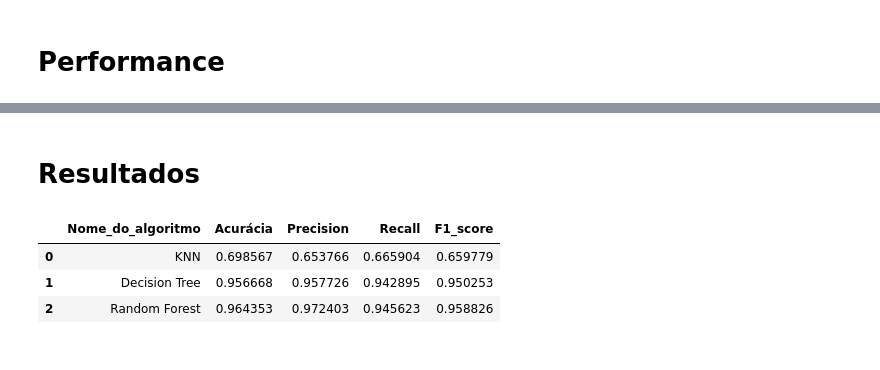
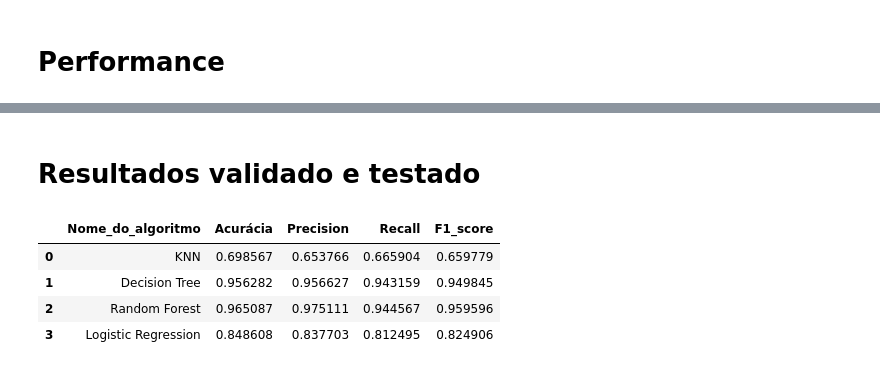
Before and after one commit to alvaro-morais-png/ensaio-machine-learning, a Jupyter notebook: ensaios/classificacao/classificacao_teste.ipynb, the cells around one changed output, grey strips where cells are left out. Drawn from its saved outputs; the diff is of its cells as text; code cells hidden in the pictures.

Commit message:
Classification tests complited

```diff
--- a/ensaios/classificacao/classificacao_teste.ipynb
+++ b/ensaios/classificacao/classificacao_teste.ipynb
@@ -187,2 +290,14 @@ Accuracy Over Test: 0.9643533001197234
 # %% [markdown]
 ### Logistic Regressor
+# %%
+## Modelo treinado e validado com o dataset de Treinamento
+values_lr = [i for i in range(1,50)]
+val_scores_lr= list()
+
+for i in values_lr:
+    model_lr = LogisticRegression()
+    model_lr.fit(X_train, y_train)
+
+    yhat_val_lr = model_lr.predict(X_val)
+    acc_val_lr = mt.accuracy_score(y_val, yhat_val_lr)
+    val_scores_lr.append(acc_val_lr)
@@ -188,0 +336,5 @@ Accuracy Over Test: 0.9643533001197234
+# %%
+## Modelo treinado e validado com o dataset de Treinamento
+max_index_lr = val_scores_lr.index( max( val_scores_lr ) ) # Encontrar o índice do valor máximo de acurácia na lista de acurácias de validação
+model_last_lr = LogisticRegression()
+model_last_lr.fit( np.concatenate( (X_train, X_val) ), np.concatenate((y_train, y_val)) )
@@ -188,0 +385,12 @@ Accuracy Over Test: 0.9643533001197234
+# %%
+## Previsão sobre os dados de test
+yhat_test_lr = model_last_lr.predict( X_test )
+acc_test_lr = mt.accuracy_score( y_test, yhat_test_lr )
+precision_lr = mt.precision_score(y_test, yhat_test_lr)
+recall_lr = mt.recall_score(y_test, yhat_test_lr)
+f1_score_lr = mt.f1_score(y_test, yhat_test_lr)
+
+print(f"F1 Score: {f1_score_lr}")
+print(f"Precision: {precision_lr}")
+print(f"Recall: {recall_lr}")
+print( "Accuracy Over Test: {}".format( acc_test_lr ) )
@@ -191,18 +444,20 @@ Accuracy Over Test: 0.9643533001197234
 # %% [markdown]
-# Resultados
+# Resultados validado e testado
 # %%
 # criar tabela com os resultados da performace dos algorítimos de classificação com dados de teste
 resultados_test = pd.DataFrame(columns=['Nome_do_algoritmo', 'Acurácia', 'Precision', 'Recall', 'F1_score'])
 
 # adicionar os resultados do KNN à tabela
 resultados_test.loc[0] = ['KNN',  acc_test_knn, precision_knn, recall_knn, f1_score_knn]
 resultados_test.loc[1] = ['Decision Tree', acc_test_dt, precision_dt, recall_dt, f1_score_dt]
 resultados_test.loc[2] = ['Random Forest', acc_test_rf, precision_rf, recall_rf, f1_score_rf]
+resultados_test.loc[3] = ['Logistic Regression', acc_test_lr, precision_lr, recall_lr, f1_score_lr]
 
 resultados_test = resultados_test.reset_index(drop=True)
 resultados_test
 # %% [output]
 |  | Nome_do_algoritmo | Acurácia | Precision | Recall | F1_score |
 | 0 | KNN | 0.698567 | 0.653766 | 0.665904 | 0.659779 |
-| 1 | Decision Tree | 0.956668 | 0.957726 | 0.942895 | 0.950253 |
-| 2 | Random Forest | 0.964353 | 0.972403 | 0.945623 | 0.958826 |
+| 1 | Decision Tree | 0.956282 | 0.956627 | 0.943159 | 0.949845 |
+| 2 | Random Forest | 0.965087 | 0.975111 | 0.944567 | 0.959596 |
+| 3 | Logistic Regression | 0.848608 | 0.837703 | 0.812495 | 0.824906 |
```
Also changed, not shown: parts of 27 cells of this notebook.
